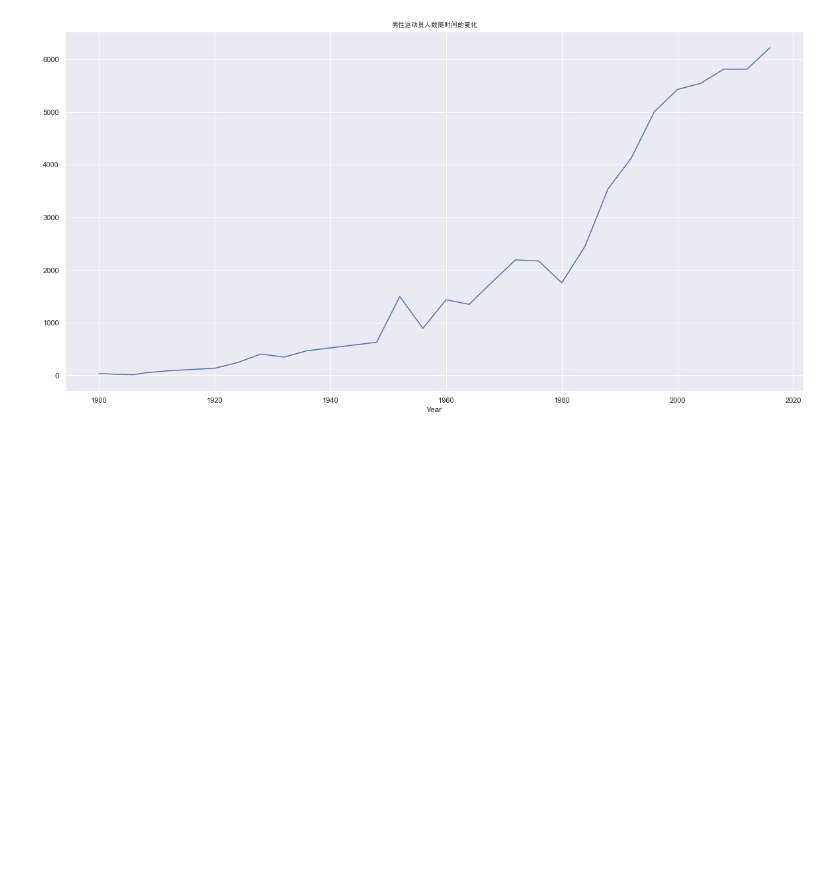
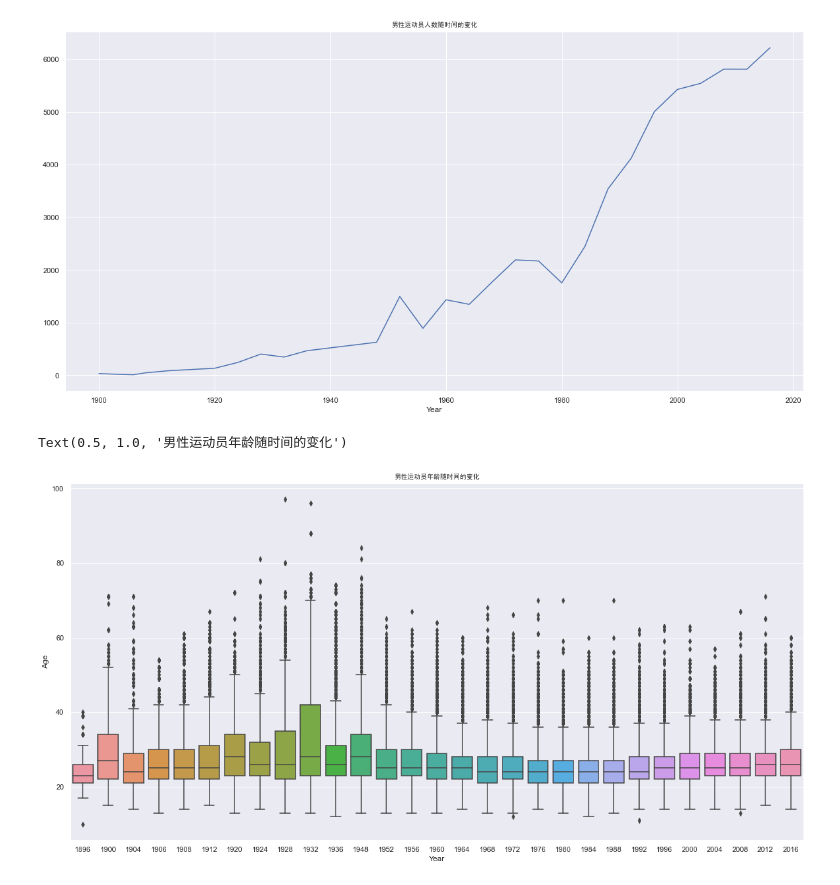
Before and after one commit to joydesigner/csdn-python, a Jupyter notebook: Olympic_DA/olympic_history/da.ipynb, the cells around one changed output. Cells and saved outputs as stored; diff of their text form; code cells hidden in the pictures; blank space fills up the shorter version.

Commit message:
data analysis update

```diff
--- a/Olympic_DA/olympic_history/da.ipynb
+++ b/Olympic_DA/olympic_history/da.ipynb
@@ -266,3 +266,11 @@ plt.title('男性运动员人数随时间的变化', FontProperties=myfont)
 # %% [output]
 Text(0.5, 1.0, '男性运动员人数随时间的变化')
 [figure]
+# %%
+# atheletes age change by time
+plt.figure(figsize=(20, 10))
+sb.boxplot('Year', 'Age', data=MenOverTime)
+plt.title('男性运动员年龄随时间的变化', FontProperties=myfont)
+# %% [output]
+Text(0.5, 1.0, '男性运动员年龄随时间的变化')
+[figure, added]
```
Also changed, not shown: parts of 6 cells of this notebook.
